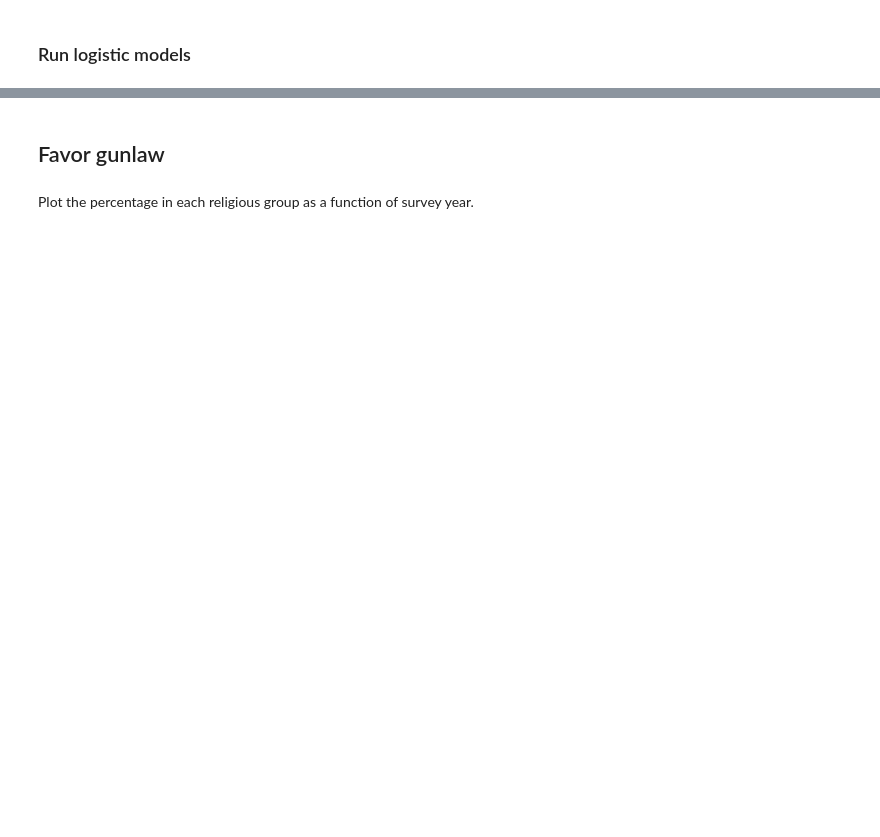
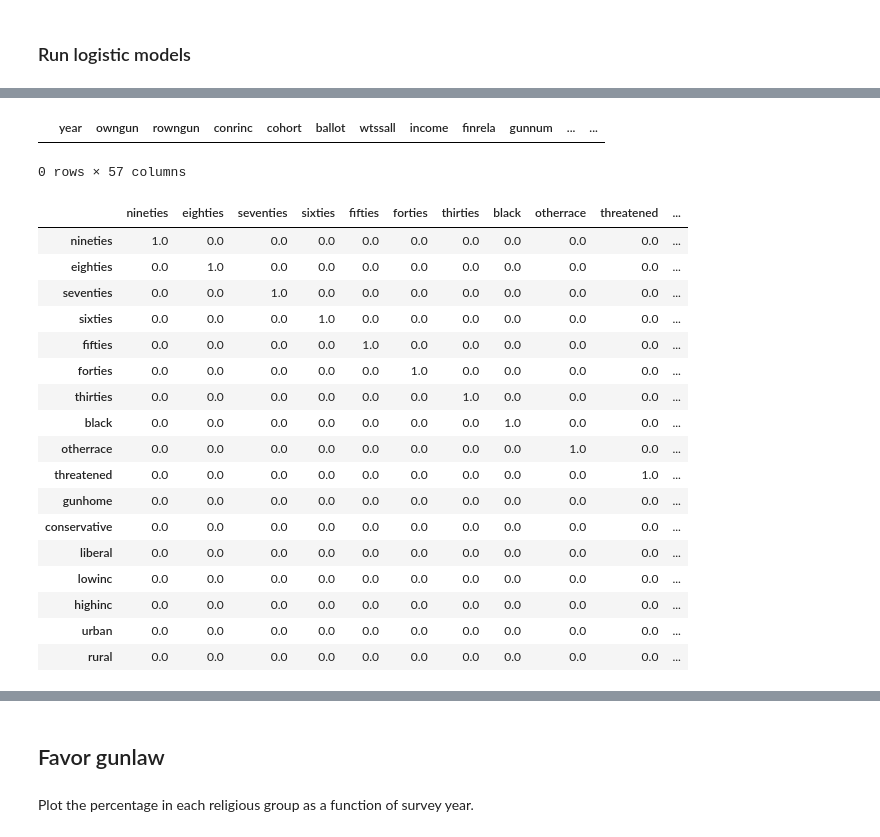
Before and after one commit to AllenDowney/GssReligion, a Jupyter notebook: gss_gun.ipynb, the cells around one changed output, grey strips where cells are left out. Drawn from its saved outputs; the diff is of its cells as text; code cells hidden in the pictures; blank space fills up the shorter version.

```diff
--- a/gss_gun.ipynb
+++ b/gss_gun.ipynb
@@ -285,0 +715,13 @@ Logit Regression Results
+# %%
+varnames = ('nineties', 'eighties', 'seventies', 'sixties', 'fifties', 'forties', 'thirties', 'black', 'otherrace',
+            'threatened', 'gunhome', 'conservative', 'liberal', 'lowinc', 'highinc', 'urban', 'rural')
+# %%
+y = 2016 - 1990
+y2 = y**2
+
+d = dict(y=y, y2=y2, race=1)
+for varname in varnames:
+    d[varname] = 0
+
+s = pd.Series(d)
+s
@@ -285,0 +746,31 @@ Logit Regression Results
+# %%
+df_pred = pd.DataFrame(columns=sample.columns)
+df_pred
+# %% [output]
+|  | year | owngun | rowngun | conrinc | cohort | ballot | wtssall | income | finrela | gunnum | ... | ... |
+0 rows × 57 columns
+# %%
+for varname in varnames:
+    df_pred.loc[varname] = s
+    df_pred.loc[varname, varname] = 1
+
+df_pred.loc[:, varnames]
+# %% [output]
+|  | nineties | eighties | seventies | sixties | fifties | forties | thirties | black | otherrace | threatened | ... |
+| nineties | 1.0 | 0.0 | 0.0 | 0.0 | 0.0 | 0.0 | 0.0 | 0.0 | 0.0 | 0.0 | ... |
+| eighties | 0.0 | 1.0 | 0.0 | 0.0 | 0.0 | 0.0 | 0.0 | 0.0 | 0.0 | 0.0 | ... |
+| seventies | 0.0 | 0.0 | 1.0 | 0.0 | 0.0 | 0.0 | 0.0 | 0.0 | 0.0 | 0.0 | ... |
+| sixties | 0.0 | 0.0 | 0.0 | 1.0 | 0.0 | 0.0 | 0.0 | 0.0 | 0.0 | 0.0 | ... |
+| fifties | 0.0 | 0.0 | 0.0 | 0.0 | 1.0 | 0.0 | 0.0 | 0.0 | 0.0 | 0.0 | ... |
+| forties | 0.0 | 0.0 | 0.0 | 0.0 | 0.0 | 1.0 | 0.0 | 0.0 | 0.0 | 0.0 | ... |
+| thirties | 0.0 | 0.0 | 0.0 | 0.0 | 0.0 | 0.0 | 1.0 | 0.0 | 0.0 | 0.0 | ... |
+| black | 0.0 | 0.0 | 0.0 | 0.0 | 0.0 | 0.0 | 0.0 | 1.0 | 0.0 | 0.0 | ... |
+| otherrace | 0.0 | 0.0 | 0.0 | 0.0 | 0.0 | 0.0 | 0.0 | 0.0 | 1.0 | 0.0 | ... |
+| threatened | 0.0 | 0.0 | 0.0 | 0.0 | 0.0 | 0.0 | 0.0 | 0.0 | 0.0 | 1.0 | ... |
+| gunhome | 0.0 | 0.0 | 0.0 | 0.0 | 0.0 | 0.0 | 0.0 | 0.0 | 0.0 | 0.0 | ... |
+| conservative | 0.0 | 0.0 | 0.0 | 0.0 | 0.0 | 0.0 | 0.0 | 0.0 | 0.0 | 0.0 | ... |
+| liberal | 0.0 | 0.0 | 0.0 | 0.0 | 0.0 | 0.0 | 0.0 | 0.0 | 0.0 | 0.0 | ... |
+| lowinc | 0.0 | 0.0 | 0.0 | 0.0 | 0.0 | 0.0 | 0.0 | 0.0 | 0.0 | 0.0 | ... |
+| highinc | 0.0 | 0.0 | 0.0 | 0.0 | 0.0 | 0.0 | 0.0 | 0.0 | 0.0 | 0.0 | ... |
+| urban | 0.0 | 0.0 | 0.0 | 0.0 | 0.0 | 0.0 | 0.0 | 0.0 | 0.0 | 0.0 | ... |
+| rural | 0.0 | 0.0 | 0.0 | 0.0 | 0.0 | 0.0 | 0.0 | 0.0 | 0.0 | 0.0 | ... |
```
Also changed, not shown: parts of 159 cells of this notebook.
